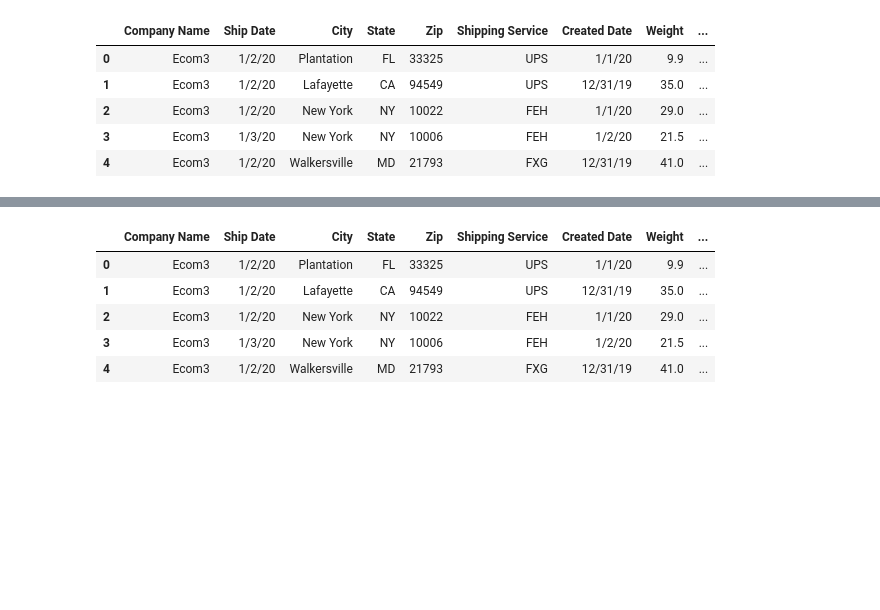
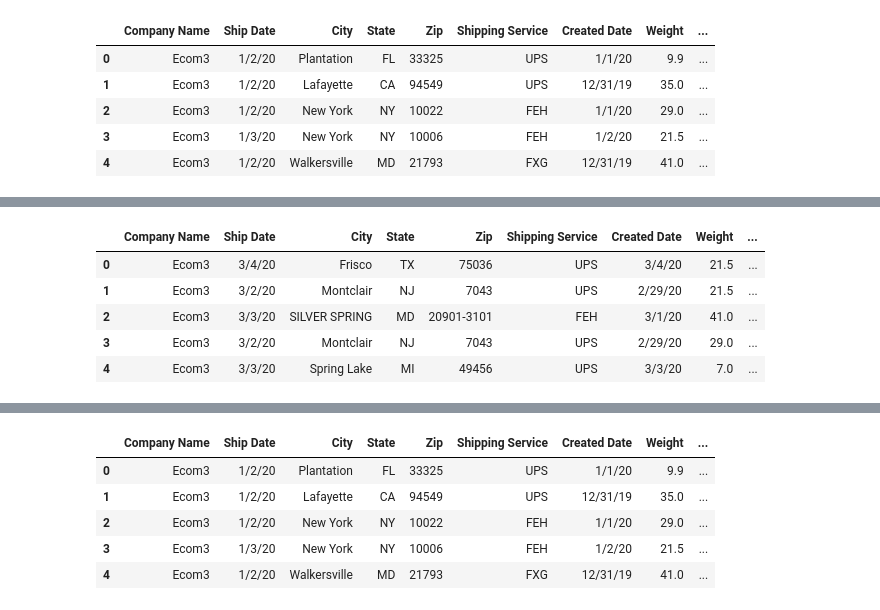
Before and after one commit to Sgant1/Winedemic, a Jupyter notebook: data_frame/Join_2020_and_Connect_SQL.ipynb, the cells around one changed output, grey strips where cells are left out. Saved outputs shown, nothing was run; the diff lists cells and outputs as text; code cells hidden in the pictures; blank space fills up the shorter version.

```diff
--- a/data_frame/Join_2020_and_Connect_SQL.ipynb
+++ b/data_frame/Join_2020_and_Connect_SQL.ipynb
@@ -36,7 +43,14 @@ clean_df_2020_02 = pd.read_csv(load_2020_02, index_col=[0])
 # %%
 # Read Clean_2020_03.csv into a DataFrame
 clean_df_2020_03 = pd.read_csv(load_2020_03, index_col=[0])
-#clean_df_2020_03.head()
+clean_df_2020_03.head()
+# %% [output]
+|  | Company Name | Ship Date | City | State | Zip | Shipping Service | Created Date | Weight | ... |
+| 0 | Ecom3 | 3/4/20 | Frisco | TX | 75036 | UPS | 3/4/20 | 21.5 | ... |
+| 1 | Ecom3 | 3/2/20 | Montclair | NJ | 7043 | UPS | 2/29/20 | 21.5 | ... |
+| 2 | Ecom3 | 3/3/20 | SILVER SPRING | MD | 20901-3101 | FEH | 3/1/20 | 41.0 | ... |
+| 3 | Ecom3 | 3/2/20 | Montclair | NJ | 7043 | UPS | 2/29/20 | 29.0 | ... |
+| 4 | Ecom3 | 3/3/20 | Spring Lake | MI | 49456 | UPS | 3/3/20 | 7.0 | ... |
 # %%
 # Read Clean_2020_04.csv into a DataFrame
 clean_df_2020_04 = pd.read_csv(load_2020_04, index_col=[0])
```
Also changed, not shown: parts of 14 cells of this notebook, 4 other files.
